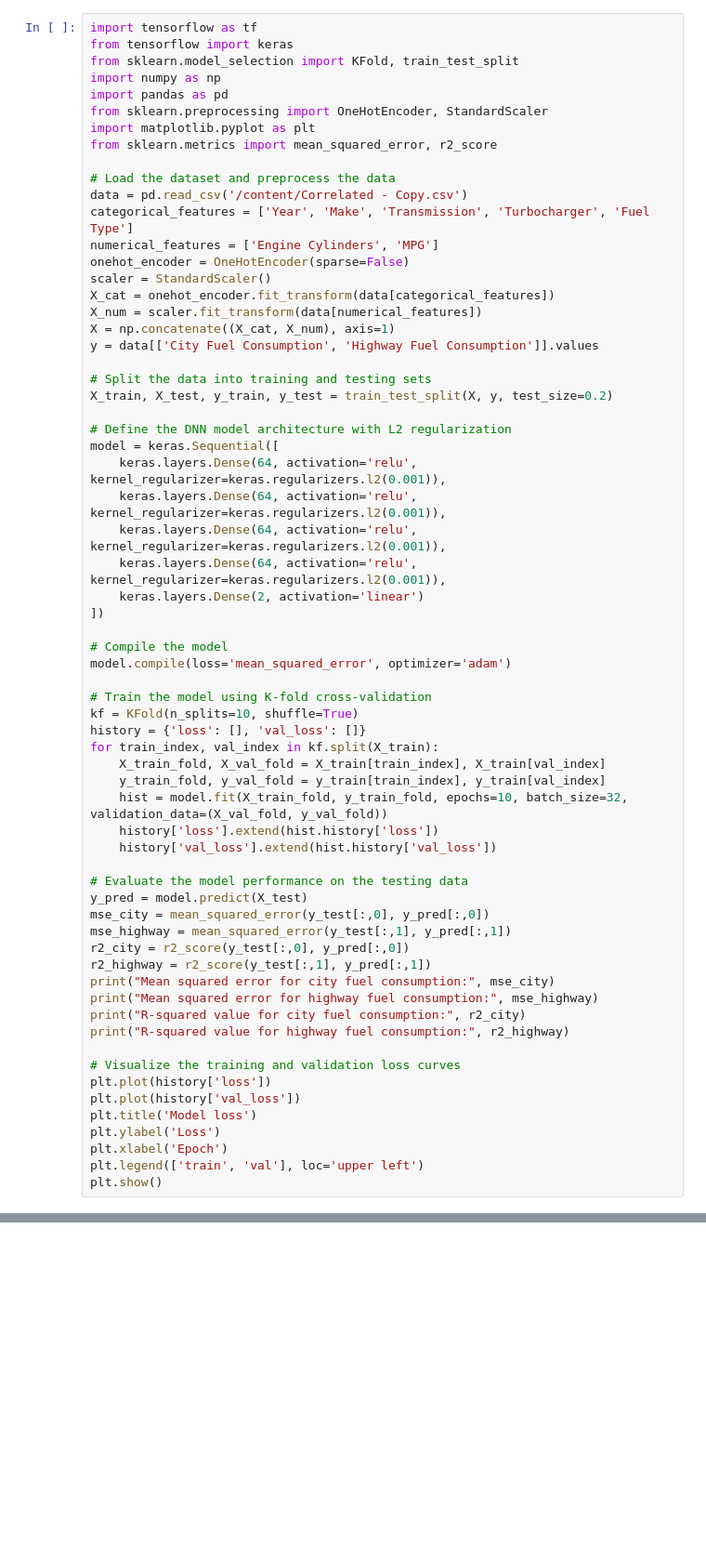
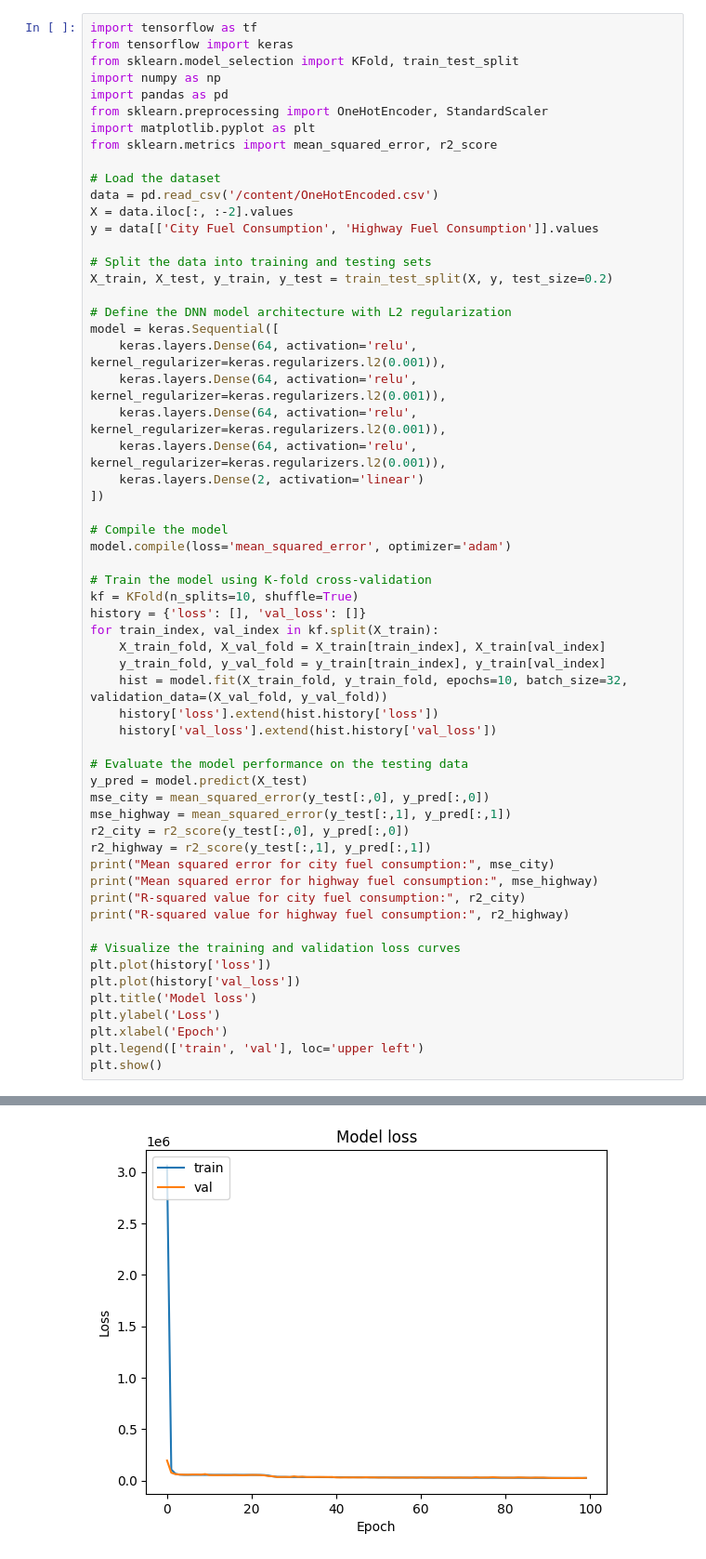
Before and after one commit to UmeshikaThathsarani/FuelO, a Jupyter notebook: FuelO_Finalized_Prediction_Model.ipynb, the cells around one changed output, grey strips where cells are left out. Shown at 93% size. Drawn from its saved outputs; the diff is of its cells as text; blank space fills up the shorter version.

```diff
--- a/FuelO_Finalized_Prediction_Model.ipynb
+++ b/FuelO_Finalized_Prediction_Model.ipynb
@@ -10,15 +10,9 @@ from sklearn.preprocessing import OneHotEncoder, StandardScaler
 import matplotlib.pyplot as plt
 from sklearn.metrics import mean_squared_error, r2_score
 
-# Load the dataset and preprocess the data
-data = pd.read_csv('/content/Correlated - Copy.csv')
-categorical_features = ['Year', 'Make', 'Transmission', 'Turbocharger', 'Fuel Type']
-numerical_features = ['Engine Cylinders', 'MPG']
-onehot_encoder = OneHotEncoder(sparse=False)
-scaler = StandardScaler()
-X_cat = onehot_encoder.fit_transform(data[categorical_features])
-X_num = scaler.fit_transform(data[numerical_features])
-X = np.concatenate((X_cat, X_num), axis=1)
+# Load the dataset
+data = pd.read_csv('/content/OneHotEncoded.csv')
+X = data.iloc[:, :-2].values
 y = data[['City Fuel Consumption', 'Highway Fuel Consumption']].values
 
 # Split the data into training and testing sets
@@ -85,0 +80 @@ Epoch 10/10
+[figure, added]
```
Also changed, not shown: parts of 1 cell of this notebook.
